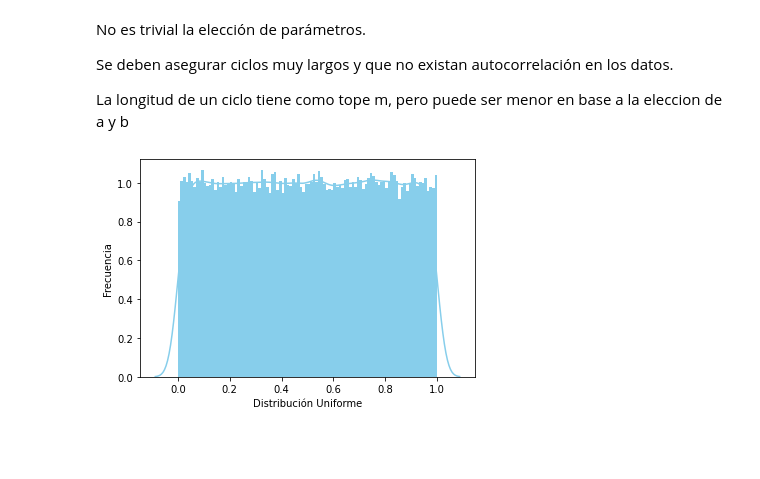
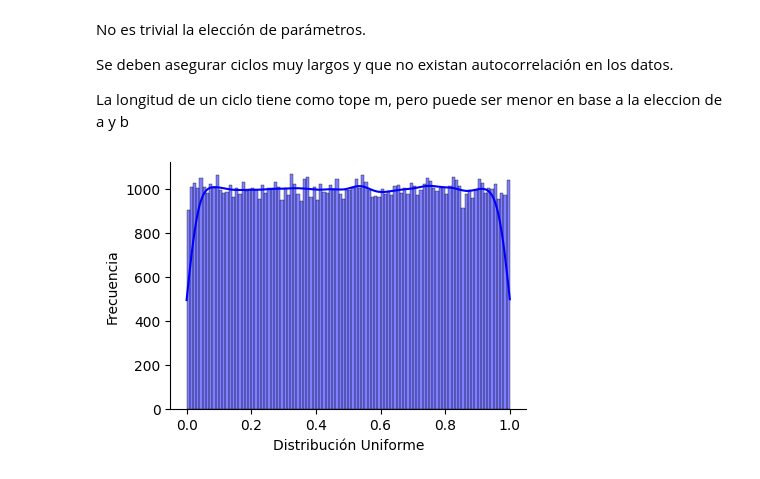
Before and after one commit to AnIsAsPe/ElementosEstadisticaMachineLearningPython, a Jupyter notebook: GeneraciónNúmerosAleatorios/Generador_números_aleatorios.ipynb, the cells around one changed output. Cells and saved outputs as stored; diff of their text form; code cells hidden in the pictures; blank space fills up the shorter version.

```diff
--- a/GeneraciónNúmerosAleatorios/Generador_números_aleatorios.ipynb
+++ b/GeneraciónNúmerosAleatorios/Generador_números_aleatorios.ipynb
@@ -14,15 +15,14 @@ $X_{n+1} = (aX_n + b)\bmod c$
 
 donde $ a $ (el multiplicador),  $ b $  (el incremento) y $ c $  (módulo) son parámetros enteros del generador fijados de antemano.
 # %%
-def genera_aleatorios(a =  1, b = 7,
-                      m = 10):
-  ''' Genera números aleatorios mediante el algoritmo de congruencia lineal
-  a, es el multiplicador
-  b, es el incremento
-  c, es el módulo
-  '''
-  genera_aleatorios.X = (a*genera_aleatorios.X + b) % m
-  return genera_aleatorios.X
+def genera_aleatorios(a=1, b=7, m=10):
+    ''' Genera números aleatorios mediante el algoritmo de congruencia lineal
+    a, es el multiplicador
+    b, es el incremento
+    c, es el módulo
+    '''
+    genera_aleatorios.X = (a*genera_aleatorios.X + b) % m
+    return genera_aleatorios.X
 # %% [markdown]
 ###¿Cuántos números se generan antes de que se repita la secuencia?
 ###¿Cada numero de la serie generada es independiente de los otros?
@@ -49,7 +49,7 @@ def genera_aleatorios(a =  1103515245, b = 12345,
   b, es el incremento
   c, es el módulo
 
-  por defecto a, b y c se han elegido de manera que satisfacen el Teorema
+  Por defecto a, b y c se han elegido de manera que satisfacen el Teorema
   Hull-Dobell, según el cual este algoritmo tendra un periodo completo,
   igual a m, para cualquier semillas elegida, si y solo si:
   b y m son primos relativos
@@ -60,18 +60,19 @@ def genera_aleatorios(a =  1103515245, b = 12345,
 
   return genera_aleatorios.X / m
 # %%
-#genera_aleatorios.X = .5  #cualquier número entero mayor que 0
-genera_aleatorios.X = 8
+
+genera_aleatorios.X = 8       # cualquier número entero mayor que 0
+                              # (podría un número décimal como .5)
 
 n = 100000
 var = [genera_aleatorios() for i in range(n)]
 
-gr1=sns.distplot(var, bins=100, kde=True, color='skyblue',
-                 hist_kws={'linewidth':15,'alpha':1})
+gr1 = sns.displot(var, bins=100, kde=True, color='blue', height=3, aspect=1.5 )
+
 gr1.set(xlabel='Distribución Uniforme', ylabel='Frecuencia')
 plt.show()
 # %% [output]
-[figure, old version]
+[figure, new version]
 # %% [markdown]
 ## 2. Transformación Box - Muller
 
```
Also changed, not shown: parts of 5 cells of this notebook.
